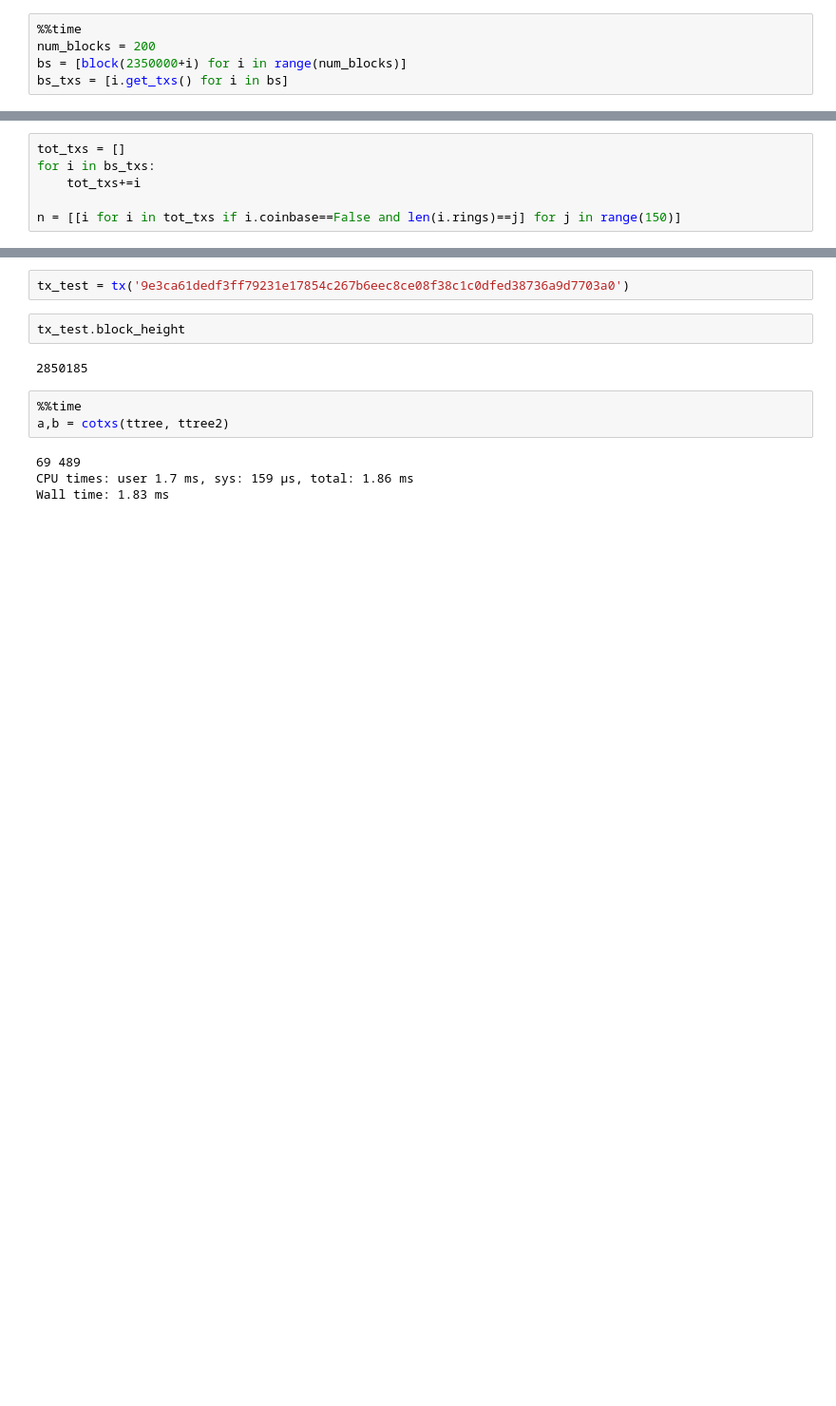
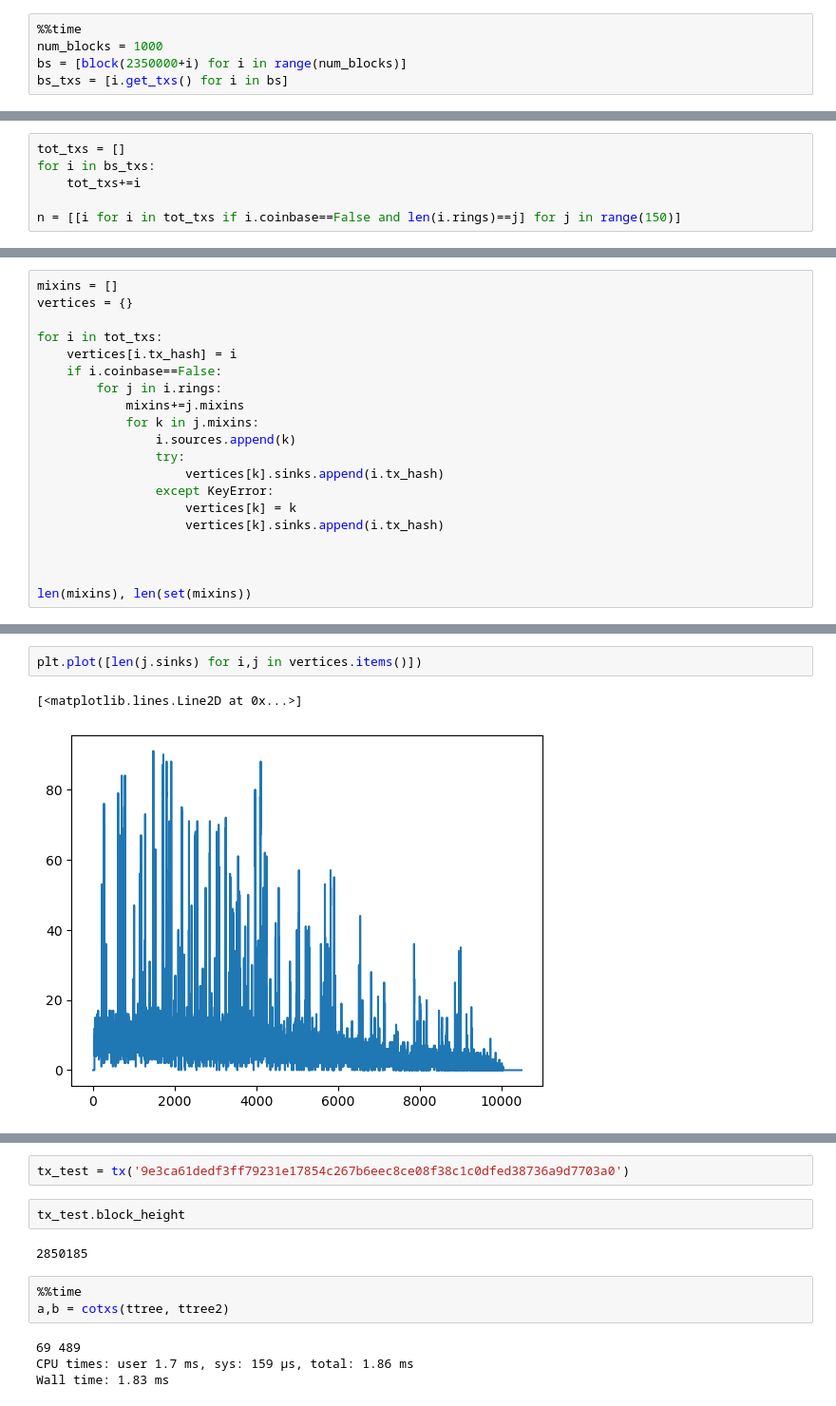
Before and after one commit to nborggren/MoneroAna, a Jupyter notebook: sandbox/Taint_Ring.ipynb, the cells around one changed output, grey strips where cells are left out. Shown at 95% size. Drawn from its saved outputs; the diff is of its cells as text; blank space fills up the shorter version.

```diff
--- a/sandbox/Taint_Ring.ipynb
+++ b/sandbox/Taint_Ring.ipynb
@@ -3,6 +5,6 @@ from MoneroAna import *
 # %%
 %%time
-num_blocks = 200
+num_blocks = 1000
 bs = [block(2350000+i) for i in range(num_blocks)]
 bs_txs = [i.get_txs() for i in bs]
 # %% [output]
@@ -36,0 +39,20 @@ len(tot_txs), [len(i) for i in n], sum([len(i) for i in n])
+# %%
+mixins = []
+vertices = {}
+
+for i in tot_txs:
+    vertices[i.tx_hash] = i
+    if i.coinbase==False:
+        for j in i.rings:
+            mixins+=j.mixins
+            for k in j.mixins:
+                i.sources.append(k)
+                try:
+                    vertices[k].sinks.append(i.tx_hash)
+                except KeyError:
+                    vertices[k] = k
+                    vertices[k].sinks.append(i.tx_hash)
+
+
+
+len(mixins), len(set(mixins))
@@ -36,0 +81,5 @@ len(tot_txs), [len(i) for i in n], sum([len(i) for i in n])
+# %%
+plt.plot([len(j.sinks) for i,j in vertices.items()])
+# %% [output]
+[<matplotlib.lines.Line2D at 0x...>]
+[figure, added]
```
Also changed, not shown: parts of 17 cells of this notebook, 2 other files.
